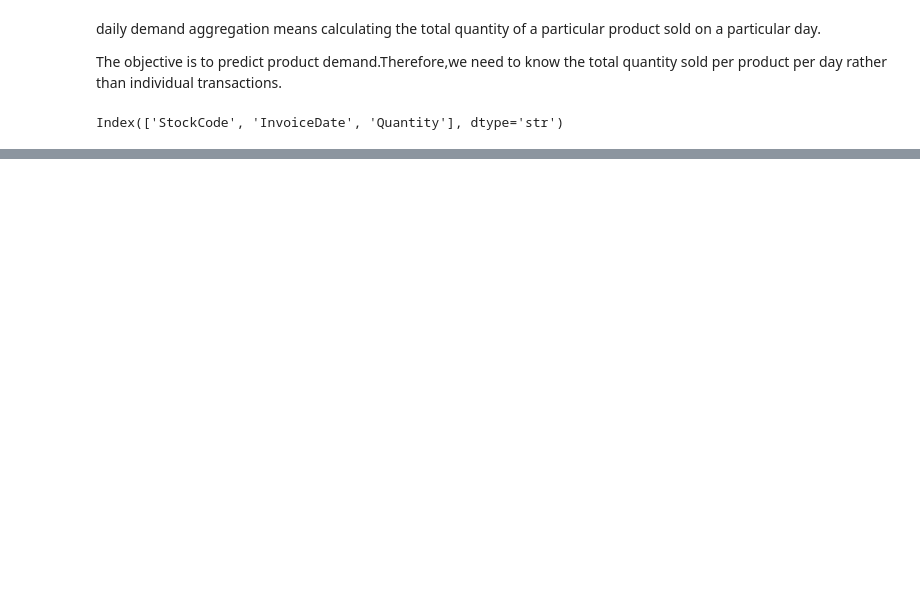
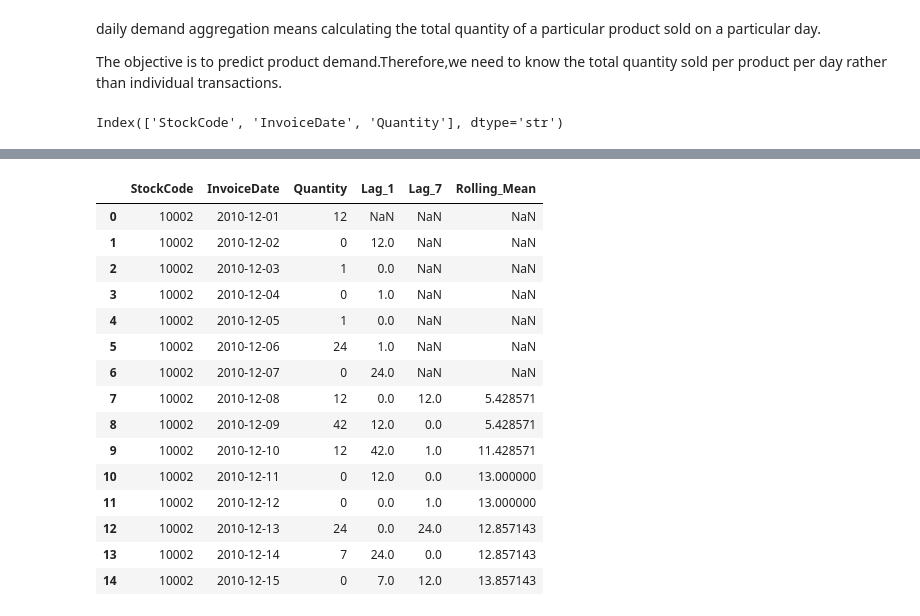
Before and after one commit to aryaps232/Ecommerce_Demand_Forecasting, a Jupyter notebook: notebooks/03_feature_engineering.ipynb, the cells around one changed output, grey strips where cells are left out. Saved outputs shown, nothing was run; the diff lists cells and outputs as text; code cells hidden in the pictures; blank space fills up the shorter version.

```diff
--- a/notebooks/03_feature_engineering.ipynb
+++ b/notebooks/03_feature_engineering.ipynb
@@ -966,0 +935,22 @@ dtype: int64
+# %%
+daily_demand[
+    ['StockCode', 'InvoiceDate', 'Quantity',
+     'Lag_1', 'Lag_7', 'Rolling_Mean']
+].head(15)
+# %% [output]
+|  | StockCode | InvoiceDate | Quantity | Lag_1 | Lag_7 | Rolling_Mean |
+| 0 | 10002 | 2010-12-01 | 12 | NaN | NaN | NaN |
+| 1 | 10002 | 2010-12-02 | 0 | 12.0 | NaN | NaN |
+| 2 | 10002 | 2010-12-03 | 1 | 0.0 | NaN | NaN |
+| 3 | 10002 | 2010-12-04 | 0 | 1.0 | NaN | NaN |
+| 4 | 10002 | 2010-12-05 | 1 | 0.0 | NaN | NaN |
+| 5 | 10002 | 2010-12-06 | 24 | 1.0 | NaN | NaN |
+| 6 | 10002 | 2010-12-07 | 0 | 24.0 | NaN | NaN |
+| 7 | 10002 | 2010-12-08 | 12 | 0.0 | 12.0 | 5.428571 |
+| 8 | 10002 | 2010-12-09 | 42 | 12.0 | 0.0 | 5.428571 |
+| 9 | 10002 | 2010-12-10 | 12 | 42.0 | 1.0 | 11.428571 |
+| 10 | 10002 | 2010-12-11 | 0 | 12.0 | 0.0 | 13.000000 |
+| 11 | 10002 | 2010-12-12 | 0 | 0.0 | 1.0 | 13.000000 |
+| 12 | 10002 | 2010-12-13 | 24 | 0.0 | 24.0 | 12.857143 |
+| 13 | 10002 | 2010-12-14 | 7 | 24.0 | 0.0 | 12.857143 |
+| 14 | 10002 | 2010-12-15 | 0 | 7.0 | 12.0 | 13.857143 |
```
Also changed, not shown: parts of 42 cells of this notebook.
